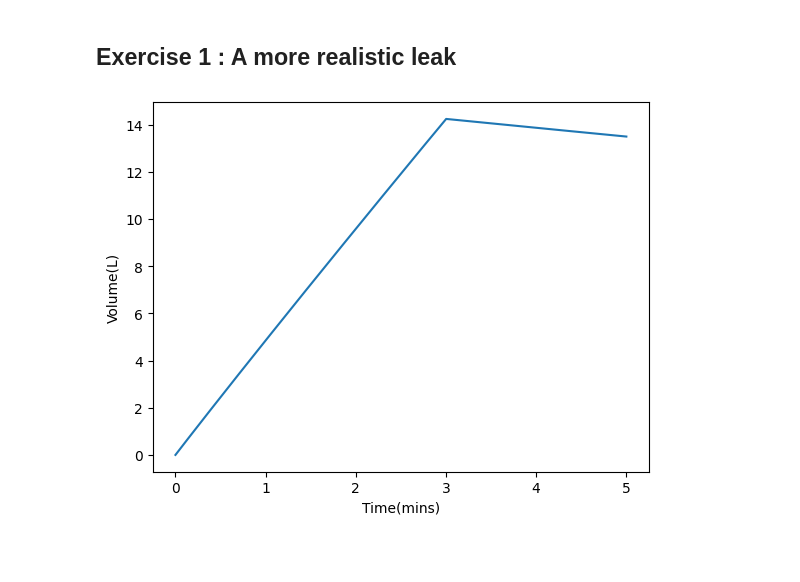
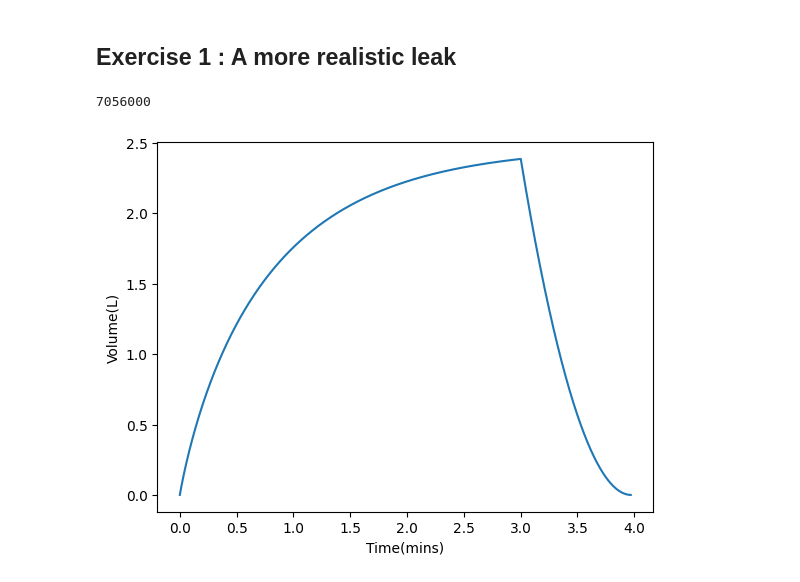
Before and after one commit to SPS-SP2273/learning-portfolio-wtz2273, a Jupyter notebook: numerical solutions/numerical_solutions_(need).ipynb, the cells around one changed output. Cells and saved outputs as stored; diff of their text form; code cells hidden in the pictures; blank space fills up the shorter version.

```diff
--- a/numerical solutions/numerical_solutions_(need).ipynb
+++ b/numerical solutions/numerical_solutions_(need).ipynb
@@ -254,38 +254,44 @@ plt.show()
 ## Exercise 1 :  A more realistic leak
 # %%
 import math
+# %%
+math.sqrt(2*9.8*(volume/1000)/0.07)*(1e-4)*1000*60
+# %% [output]
+7056000
 # %%
 tap_off_time = 3
 max_time = 5
 dt = .001
 rate = 5
 all_volume = []
 all_time = []
 volume = 0
 time = 0
 
-def leak_rate(volume)
-
 while True:
     all_time.append(time)
     all_volume.append(volume)
     dV = rate * dt
-    sec_leak_rate = 0.0001*math.sqrt(volume*1960/7)
-    leak_volume = leak_rate * dt
 
     if time< tap_off_time:
+
         volume += dV
 
-    volume -= leak_volume
+    dt_leak_rate = math.sqrt(2*9.8*(volume/1000)/0.07)*(1e-4)*1000*60
+    leak_volume = dt_leak_rate * dt
+    volume = volume-leak_volume
 
-    if time>max_time:
+    if volume<0:
         break
+
+    if volume < 0:
+        volume = 0
 
     time += dt
 
 plt.plot(all_time, all_volume)
 plt.ylabel('Volume(L)')
 plt.xlabel('Time(mins)')
 plt.show()
 # %% [output]
-[figure, old version]
+[figure, new version]
```
Also changed, not shown: 1 other file.
